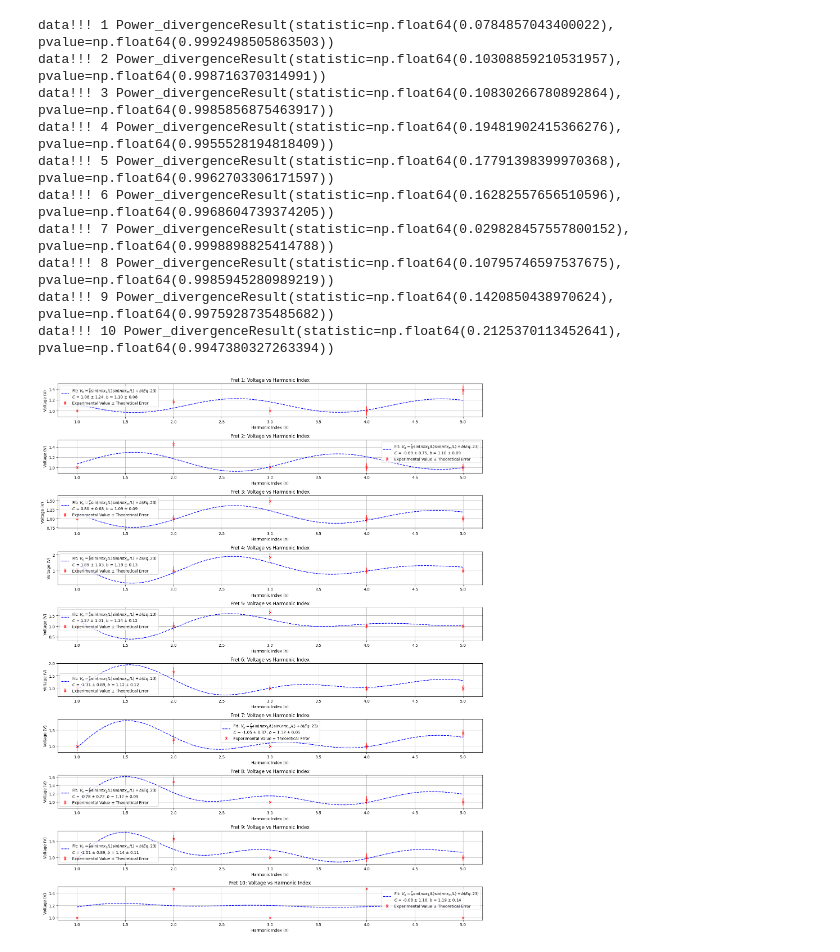
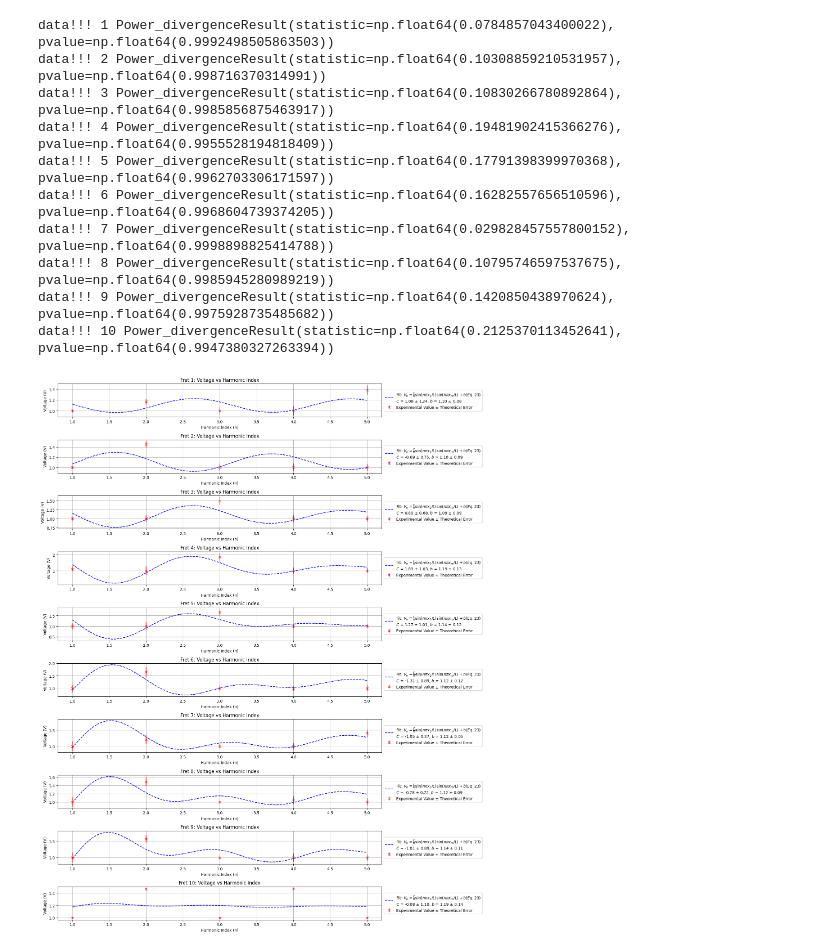
Before and after one commit to Sikimsonik-Yazilimci/Physics-Lab-Research-Project, a Jupyter notebook: Final.ipynb, the cells around one changed output. Cells and saved outputs as stored; diff of their text form; code cells hidden in the pictures.

```diff
--- a/Final.ipynb
+++ b/Final.ipynb
@@ -309,7 +309,7 @@ def plot_voltage_vs_frequency_with_theory(cleaned_data, L=0.653, x_m=0.615, delt
         ax.set_xlabel("Harmonic Index (n)")
         ax.set_ylabel("Voltage (V)")
         ax.grid(True)
-        ax.legend()
+        ax.legend(loc="center left", bbox_to_anchor=(1, 0.5))
 
     #handles, labels = ax.get_legend_handles_labels()
     #fig.legend(handles = , labels, loc='lower right')
@@ -329,31 +329,31 @@ for fret in peak_data:
     print(f"\nFret {fret}:")
     for freq, mag in peak_data[fret]:
         print(f"  Frequency: {freq:.2f} Hz, Magnitude: {mag:.2f} V")'''
 
 cleaned_peak_data = {fret: clean_harmonics(peaks, expected_f0, tolerance) for fret, peaks in peak_data.items()}
 '''
 for fret in cleaned_peak_data:
     print(f"\nCleaned Fret {fret}:")
     for f, m in cleaned_peak_data[fret]:
         print(f"  Frequency: {f:.2f} Hz, Magnitude: {m:.2f} V")'''
 
 plot_harmonic_intensity_ratio(cleaned_peak_data)
 
 delta_L = 0.03
 delta_xm = 0.03
 delta_x1 = 0.03
 plot_voltage_vs_frequency_with_theory(cleaned_peak_data)
 # %% [output]
 [figure]
 [figure]
 data!!! 1 Power_divergenceResult(statistic=np.float64(0.0784857043400022), pvalue=np.float64(0.9992498505863503))
 data!!! 2 Power_divergenceResult(statistic=np.float64(0.10308859210531957), pvalue=np.float64(0.998716370314991))
 data!!! 3 Power_divergenceResult(statistic=np.float64(0.10830266780892864), pvalue=np.float64(0.9985856875463917))
 data!!! 4 Power_divergenceResult(statistic=np.float64(0.19481902415366276), pvalue=np.float64(0.9955528194818409))
 data!!! 5 Power_divergenceResult(statistic=np.float64(0.17791398399970368), pvalue=np.float64(0.9962703306171597))
 data!!! 6 Power_divergenceResult(statistic=np.float64(0.16282557656510596), pvalue=np.float64(0.9968604739374205))
 data!!! 7 Power_divergenceResult(statistic=np.float64(0.029828457557800152), pvalue=np.float64(0.9998898825414788))
 data!!! 8 Power_divergenceResult(statistic=np.float64(0.10795746597537675), pvalue=np.float64(0.9985945280989219))
 data!!! 9 Power_divergenceResult(statistic=np.float64(0.1420850438970624), pvalue=np.float64(0.9975928735485682))
 data!!! 10 Power_divergenceResult(statistic=np.float64(0.2125370113452641), pvalue=np.float64(0.9947380327263394))
-[figure, old version]
+[figure, new version]
```
Also changed, not shown: 4 other files.
